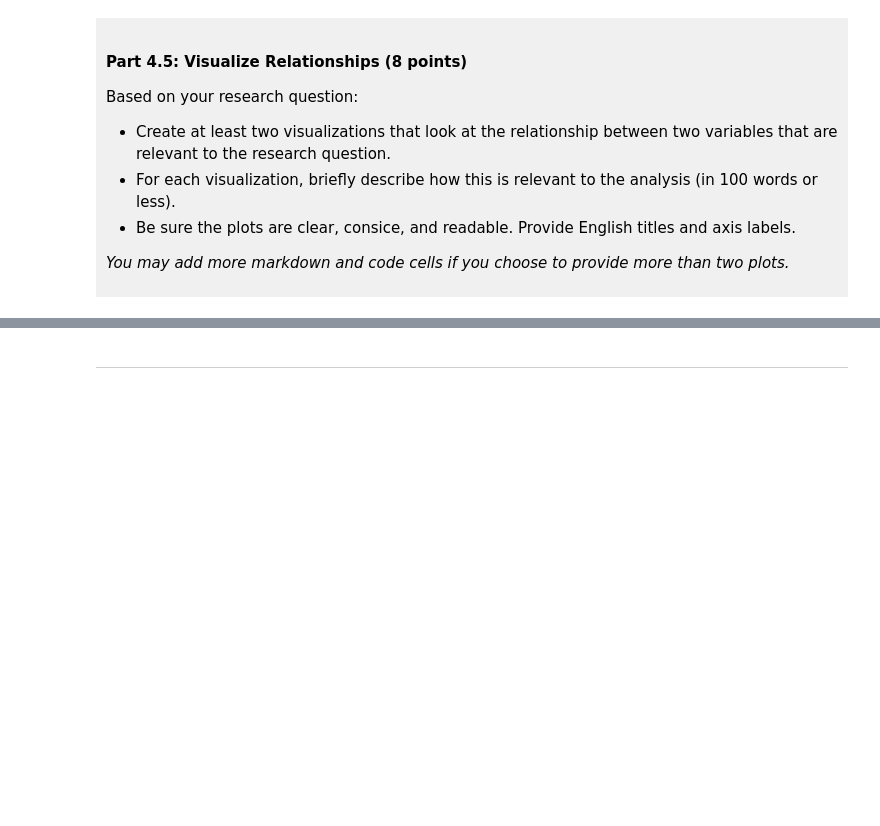
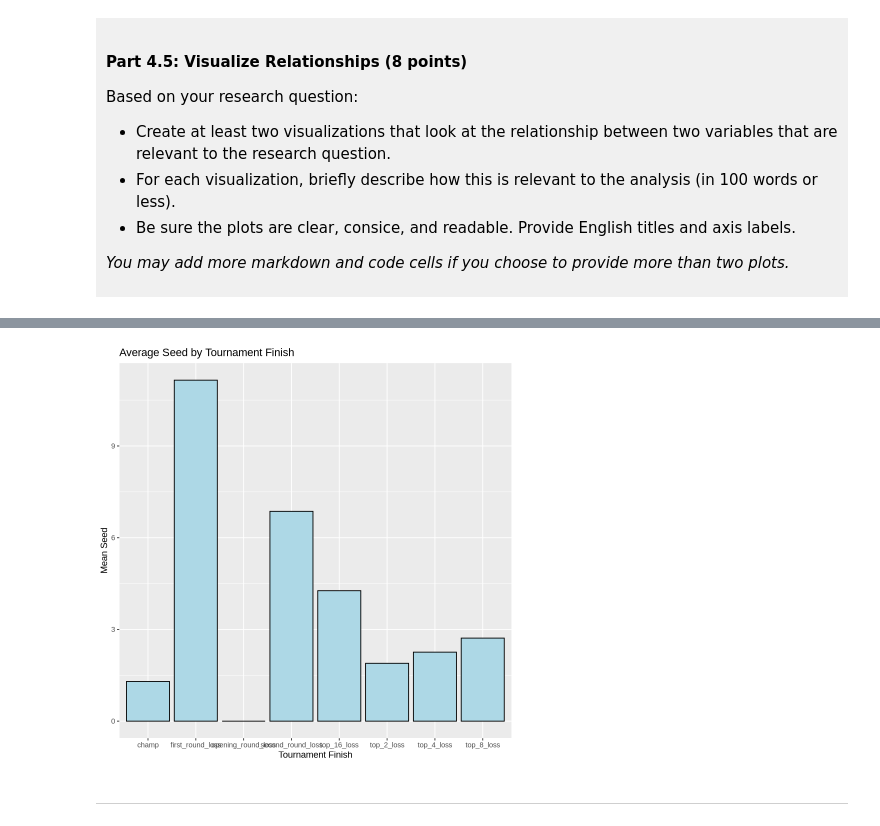
Before and after one commit to wangsile124-dev/dsci-100-project-chloe-, a Jupyter notebook: dsci-100-project-notebook.ipynb, the cells around one changed output, grey strips where cells are left out. Saved outputs shown, nothing was run; the diff lists cells and outputs as text; code cells hidden in the pictures; blank space fills up the shorter version.

```diff
--- a/dsci-100-project-notebook.ipynb
+++ b/dsci-100-project-notebook.ipynb
@@ -238,4 +300,7 @@ You will refine your research question (if needed) and produce a tidy data set.
 - Show the outputted table.
 </div>
 # %%
-### EDIT THIS CODE CELL ###
+result <- tidied_womens_data |>
+  group_by(tourney_finish) |>
+  summarise(mean_seed = mean(seed, na.rm = TRUE))
+result
@@ -281,5 +382,14 @@ Visualization 2: %%% EDIT THIS MARKDOWN CELL%%%
 # %%
-### EDIT THIS CODE CELL FOR VISUALIZATION 2###
+plot2 <- result |>
+  ggplot(aes(x = tourney_finish, y = mean_seed)) +
+  geom_col(fill = "lightblue", color = "black") +
+  labs(
+    title = "Average Seed by Tournament Finish",
+    x = "Tournament Finish",
+    y = "Mean Seed")
+plot2
+# %% [output]
+[figure, added]
 # %% [markdown]
 ------
 # %% [markdown]
```
Also changed, not shown: parts of 13 cells of this notebook.
